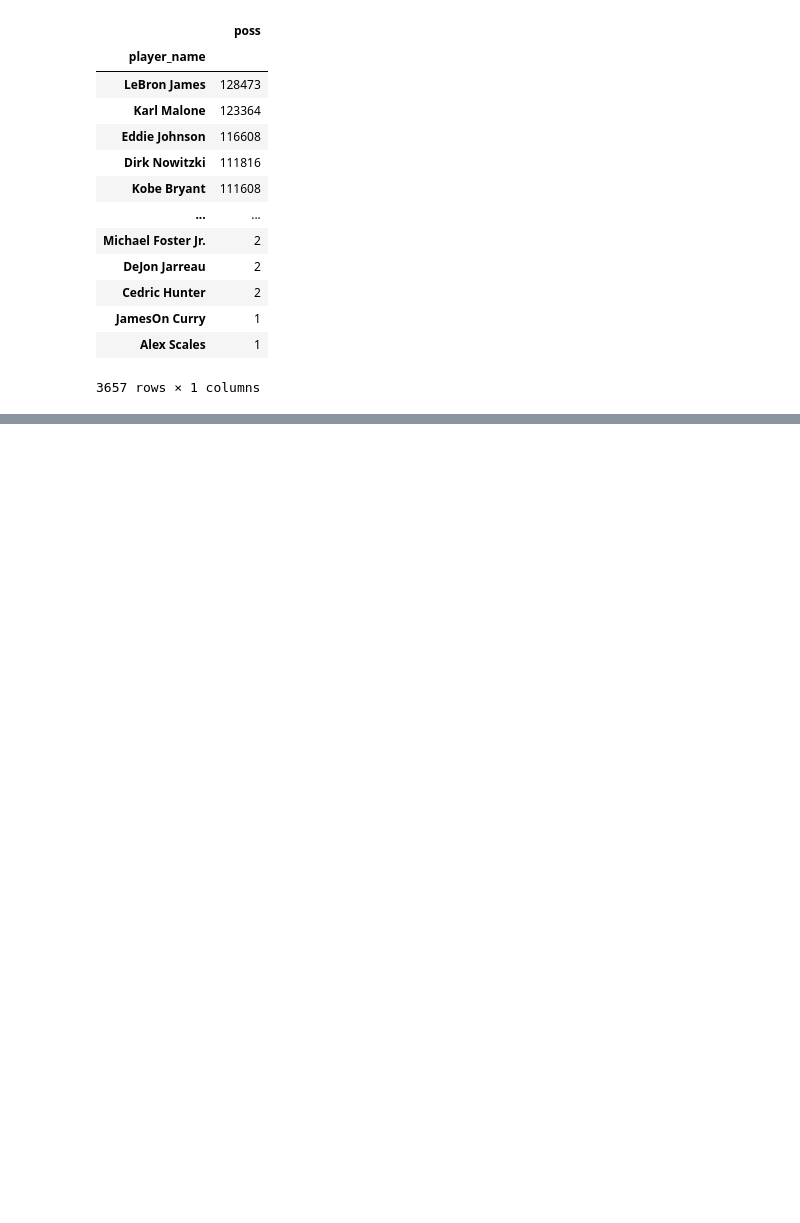
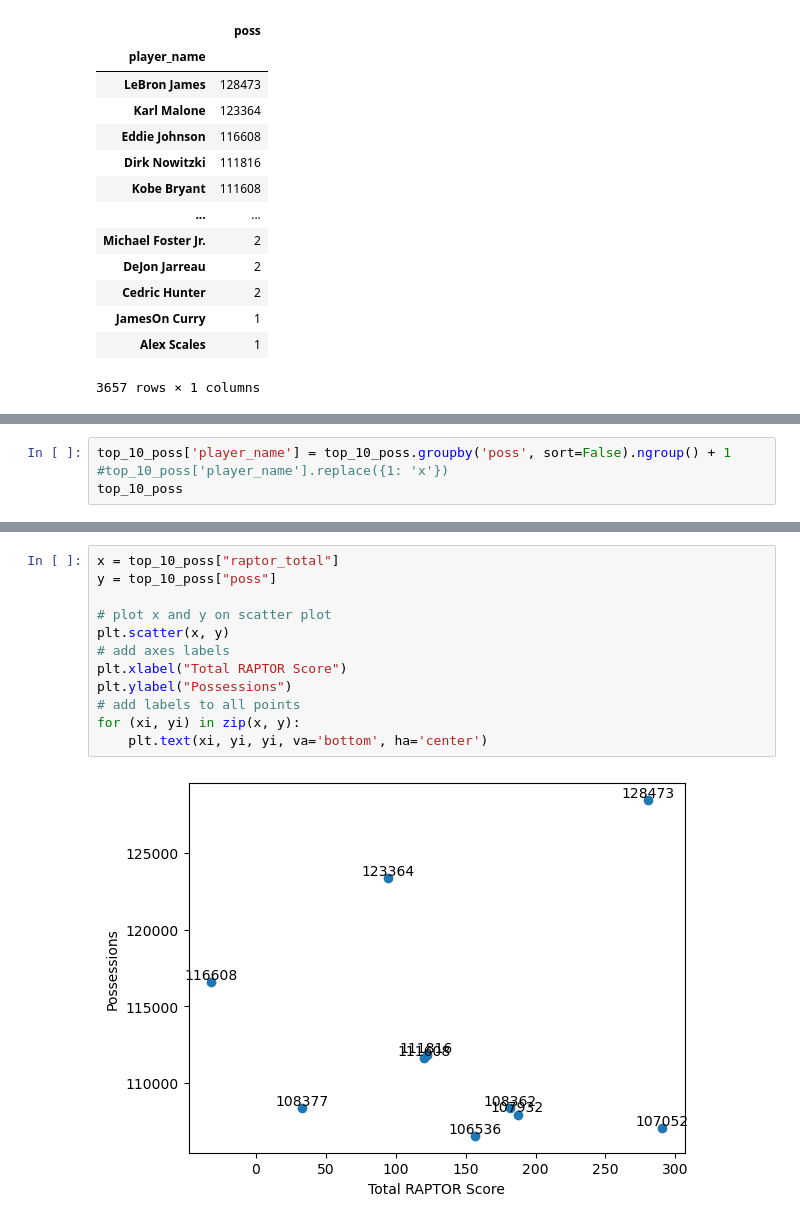
Before and after one commit to UzmaSayyeda/Project01, a Jupyter notebook: Merged Datasets.ipynb, the cells around one changed output, grey strips where cells are left out. Drawn from its saved outputs; the diff is of its cells as text; blank space fills up the shorter version.

```diff
--- a/Merged Datasets.ipynb
+++ b/Merged Datasets.ipynb
@@ -171,0 +240,4 @@ plt.show()
+# %%
+top_10_poss['player_name'] = top_10_poss.groupby('poss', sort=False).ngroup() + 1
+#top_10_poss['player_name'].replace({1: 'x'})
+top_10_poss
@@ -171,0 +257,14 @@ plt.show()
+# %%
+x = top_10_poss["raptor_total"]
+y = top_10_poss["poss"]
+
+# plot x and y on scatter plot
+plt.scatter(x, y)
+# add axes labels
+plt.xlabel("Total RAPTOR Score")
+plt.ylabel("Possessions")
+# add labels to all points
+for (xi, yi) in zip(x, y):
+    plt.text(xi, yi, yi, va='bottom', ha='center')
+# %% [output]
+[figure, added]
```
Also changed, not shown: parts of 18 cells of this notebook, 3 other files.
